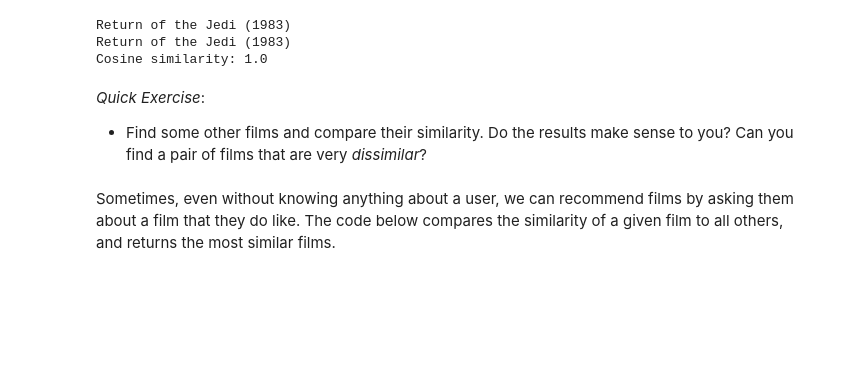
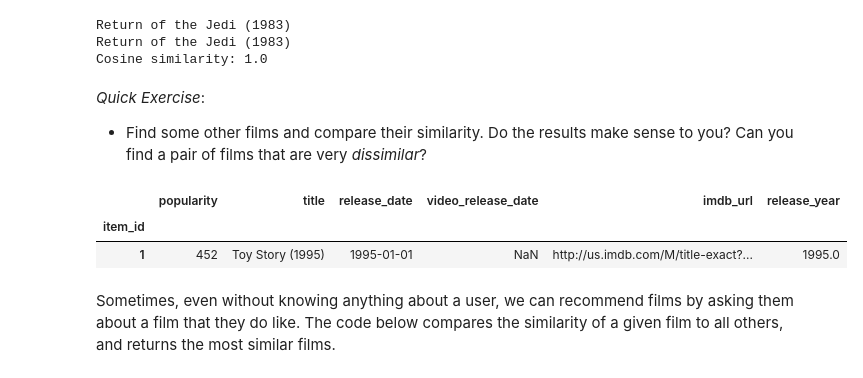
Before and after one commit to zekiyerdem/deep_learning, a Jupyter notebook: 01_materials/labs/lab_3.ipynb, the cells around one changed output. Drawn from its saved outputs; the diff is of its cells as text; code cells hidden in the pictures; blank space fills up the shorter version.

```diff
--- a/01_materials/labs/lab_3.ipynb
+++ b/01_materials/labs/lab_3.ipynb
@@ -409,9 +411,16 @@ Cosine similarity: 1.0
 # %%
 # Code to help you search for a movie title
 partial_title = "Jedi"
 indexed_items[indexed_items['title'].str.contains(partial_title)]
 
 # Your code here
+
+partial_title = "Toy"
+indexed_items[indexed_items['title'].str.contains(partial_title)]
+# %% [output]
+|  | popularity | title | release_date | video_release_date | imdb_url | release_year |
+| item_id |  |  |  |  |  |  |
+| 1 | 452 | Toy Story (1995) | 1995-01-01 | NaN | http://us.imdb.com/M/title-exact?... | 1995.0 |
 # %% [markdown]
 Sometimes, even without knowing anything about a user, we can recommend films by asking them about a film that they do like. The code below compares the similarity of a given film to all others, and returns the most similar films.
 # %%
```
Also changed, not shown: parts of 14 cells of this notebook.
